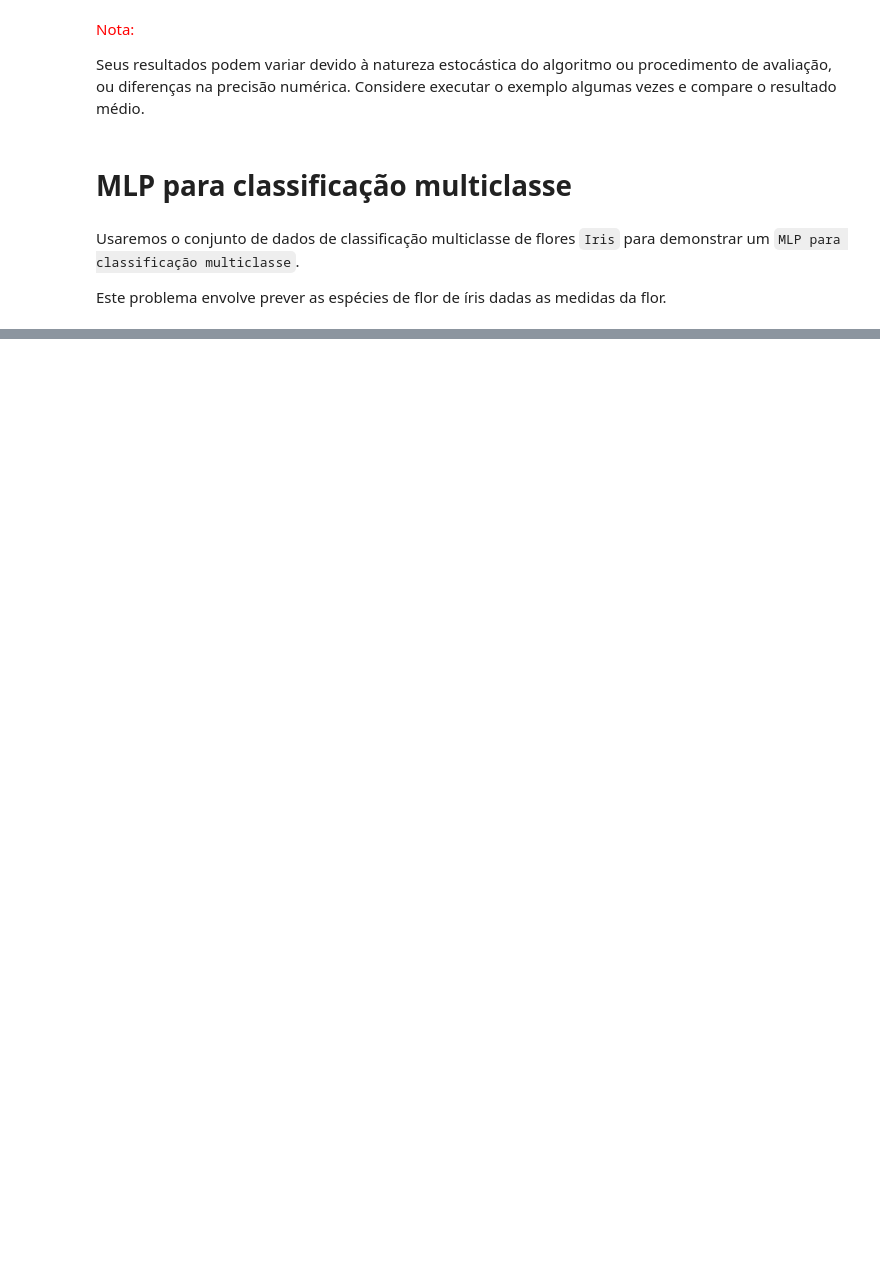
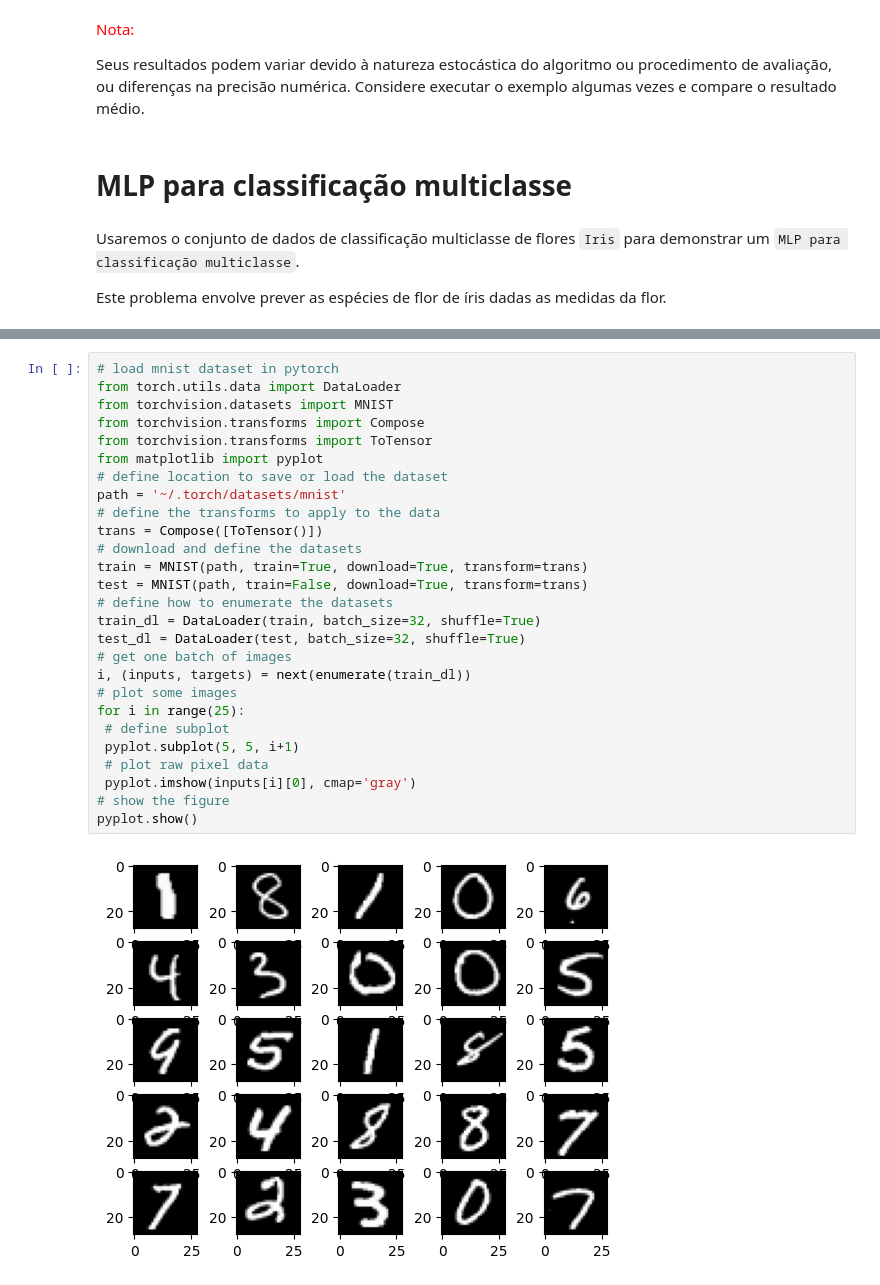
Before and after one commit to EddyGiusepe/Pytorch, a Jupyter notebook: Tutorial_Pytorch_2/Tutorial_Pytorch.ipynb, the cells around one changed output, grey strips where cells are left out. Saved outputs shown, nothing was run; the diff lists cells and outputs as text; blank space fills up the shorter version.

Commit message:
dataset housing and script

```diff
--- a/Tutorial_Pytorch_2/Tutorial_Pytorch.ipynb
+++ b/Tutorial_Pytorch_2/Tutorial_Pytorch.ipynb
@@ -389,0 +567,29 @@ Predicted: [[9.999994e-01 6.387793e-07 0.000000e+00]] (class=0)
+# %%
+# load mnist dataset in pytorch
+from torch.utils.data import DataLoader
+from torchvision.datasets import MNIST
+from torchvision.transforms import Compose
+from torchvision.transforms import ToTensor
+from matplotlib import pyplot
+# define location to save or load the dataset
+path = '~/.torch/datasets/mnist'
+# define the transforms to apply to the data
+trans = Compose([ToTensor()])
+# download and define the datasets
+train = MNIST(path, train=True, download=True, transform=trans)
+test = MNIST(path, train=False, download=True, transform=trans)
+# define how to enumerate the datasets
+train_dl = DataLoader(train, batch_size=32, shuffle=True)
+test_dl = DataLoader(test, batch_size=32, shuffle=True)
+# get one batch of images
+i, (inputs, targets) = next(enumerate(train_dl))
+# plot some images
+for i in range(25):
+ # define subplot
+ pyplot.subplot(5, 5, i+1)
+ # plot raw pixel data
+ pyplot.imshow(inputs[i][0], cmap='gray')
+# show the figure
+pyplot.show()
+# %% [output]
+[figure, added]
```
Also changed, not shown: parts of 11 cells of this notebook, 1 other file.
